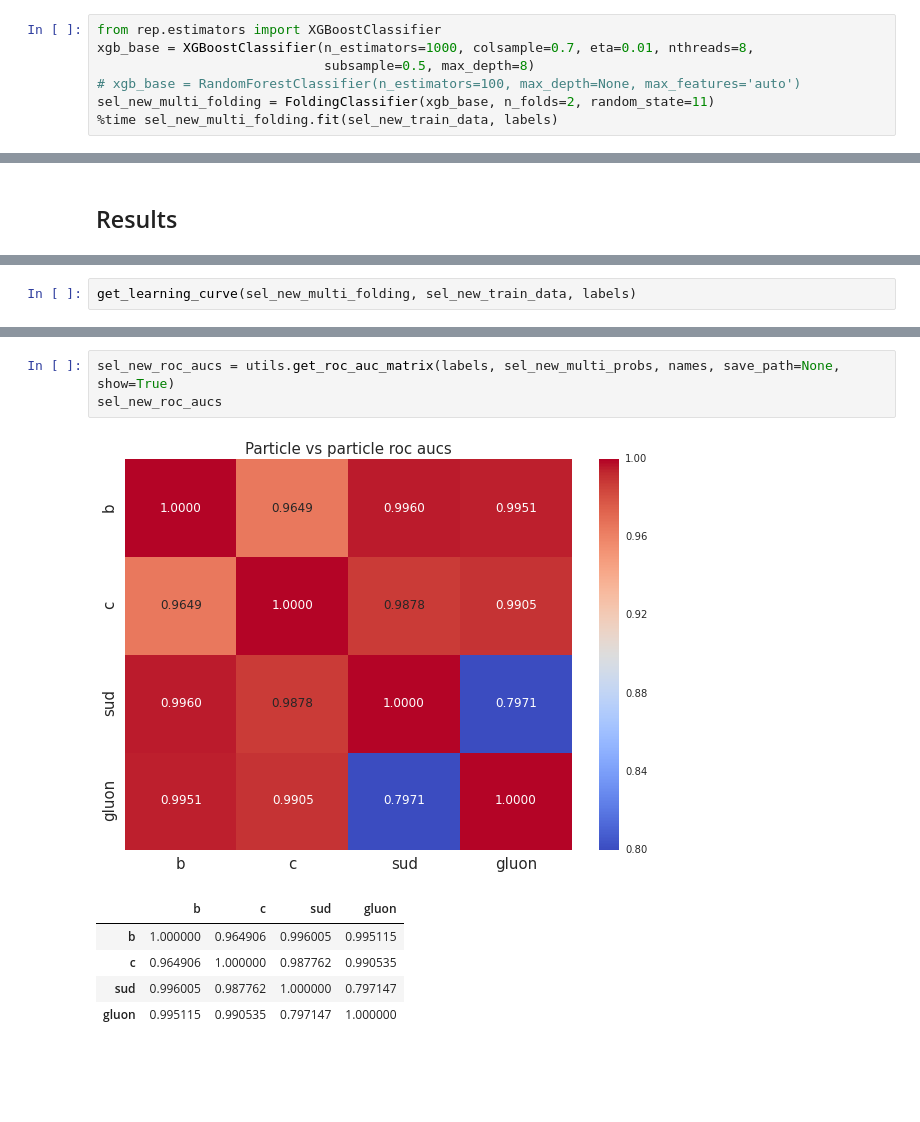
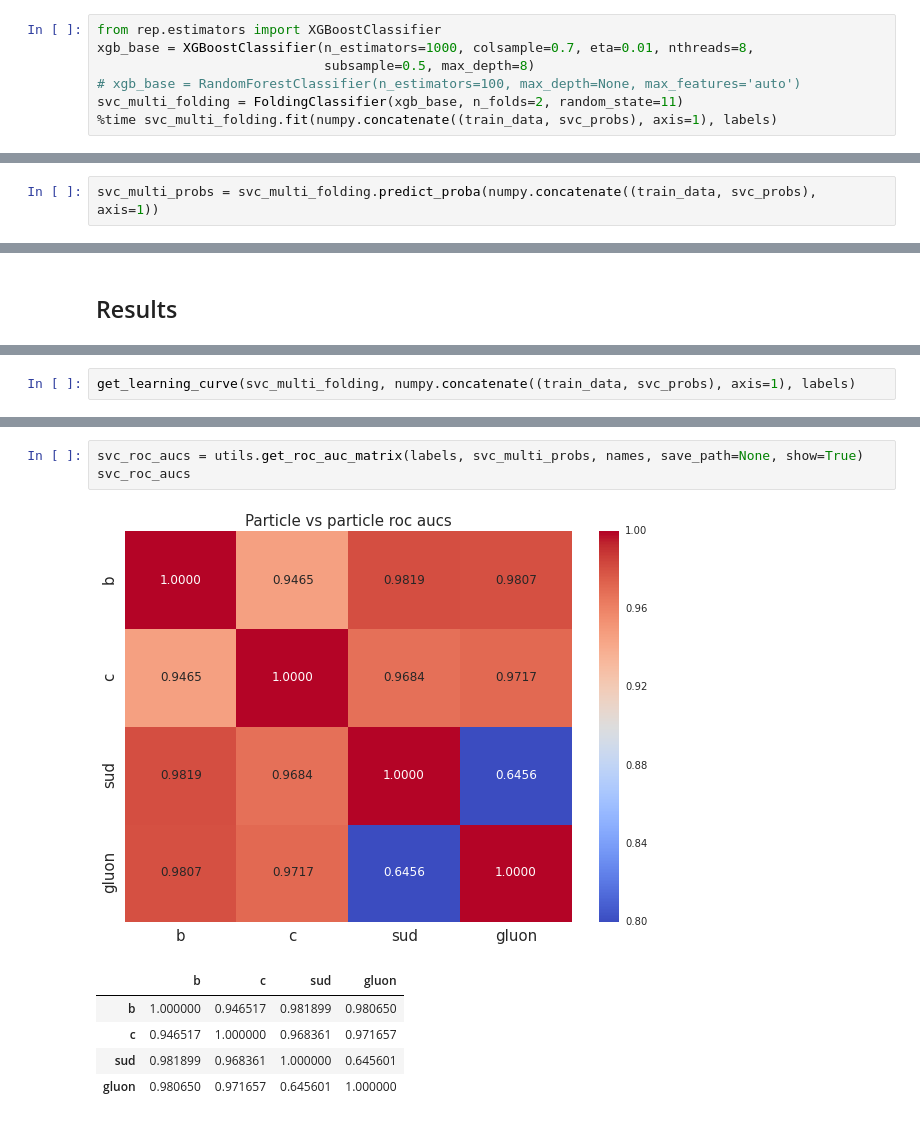
Before and after one commit to tlikhomanenko/jet_tagging_LHCb, a Jupyter notebook: jet-tagging.ipynb, the cells around one changed output, grey strips where cells are left out. Drawn from its saved outputs; the diff is of its cells as text; blank space fills up the shorter version.

```diff
--- a/jet-tagging.ipynb
+++ b/jet-tagging.ipynb
@@ -323,6 +385,6 @@ from rep.estimators import XGBoostClassifier
 xgb_base = XGBoostClassifier(n_estimators=1000, colsample=0.7, eta=0.01, nthreads=8,
                              subsample=0.5, max_depth=8)
 # xgb_base = RandomForestClassifier(n_estimators=100, max_depth=None, max_features='auto')
-sel_new_multi_folding = FoldingClassifier(xgb_base, n_folds=2, random_state=11)
-%time sel_new_multi_folding.fit(sel_new_train_data, labels)
+svc_multi_folding = FoldingClassifier(xgb_base, n_folds=2, random_state=11)
+%time svc_multi_folding.fit(numpy.concatenate((train_data, svc_probs), axis=1), labels)
 # %% [output]
@@ -340,0 +399,2 @@ KFold prediction using folds column
+# %%
+svc_multi_probs = svc_multi_folding.predict_proba(numpy.concatenate((train_data, svc_probs), axis=1))
@@ -349,2 +410,0 @@ Log loss is  0.450123046449
-# %%
-get_learning_curve(sel_new_multi_folding, sel_new_train_data, labels)
@@ -353,0 +411,2 @@ KFold prediction using folds column
+# %%
+get_learning_curve(svc_multi_folding, numpy.concatenate((train_data, svc_probs), axis=1), labels)
@@ -354,11 +416,11 @@ KFold prediction using folds column
 # %%
-sel_new_roc_aucs = utils.get_roc_auc_matrix(labels, sel_new_multi_probs, names, save_path=None, show=True)
-sel_new_roc_aucs
+svc_roc_aucs = utils.get_roc_auc_matrix(labels, svc_multi_probs, names, save_path=None, show=True)
+svc_roc_aucs
 # %% [output]
-[figure, old version]
+[figure, new version]
 |  | b | c | sud | gluon |
-| b | 1.000000 | 0.964906 | 0.996005 | 0.995115 |
-| c | 0.964906 | 1.000000 | 0.987762 | 0.990535 |
-| sud | 0.996005 | 0.987762 | 1.000000 | 0.797147 |
-| gluon | 0.995115 | 0.990535 | 0.797147 | 1.000000 |
+| b | 1.000000 | 0.946517 | 0.981899 | 0.980650 |
+| c | 0.946517 | 1.000000 | 0.968361 | 0.971657 |
+| sud | 0.981899 | 0.968361 | 1.000000 | 0.645601 |
+| gluon | 0.980650 | 0.971657 | 0.645601 | 1.000000 |
 # %%
```
Also changed, not shown: parts of 51 cells of this notebook.
